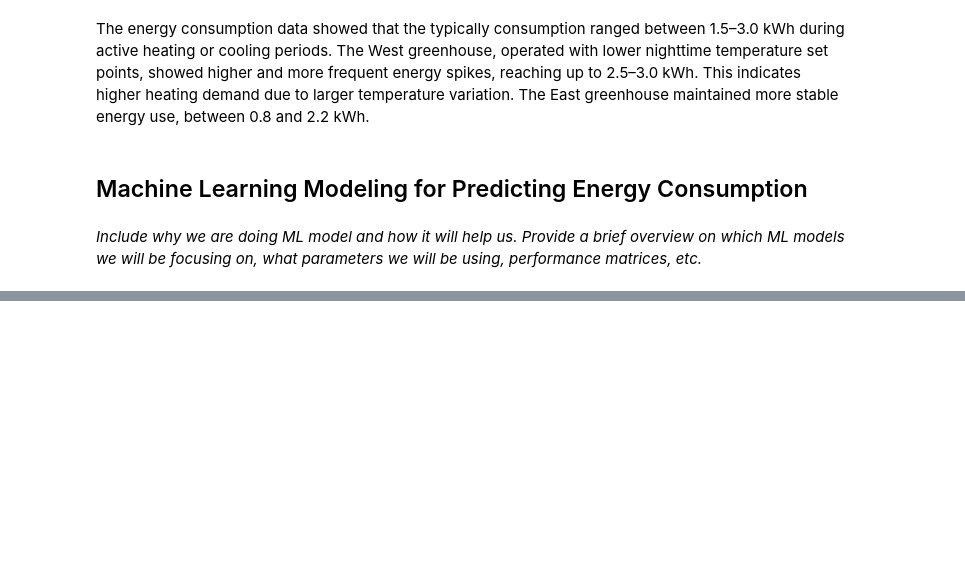
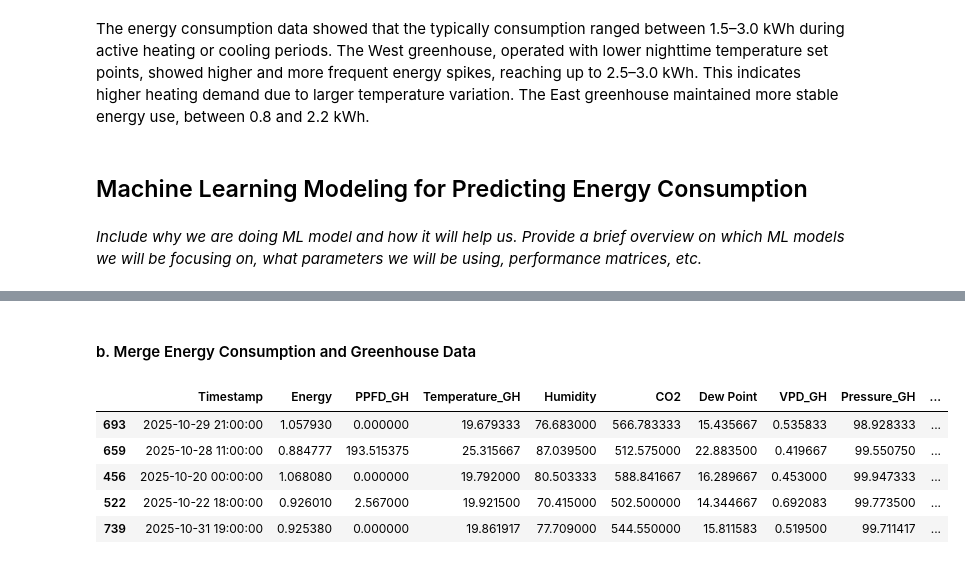
Before and after one commit to nnineeight/py4eda-project, a Jupyter notebook: notebooks/greenhouse_eda_ml.ipynb, the cells around one changed output, grey strips where cells are left out. Cells and saved outputs as stored; diff of their text form; code cells hidden in the pictures; blank space fills up the shorter version.

```diff
--- a/notebooks/greenhouse_eda_ml.ipynb
+++ b/notebooks/greenhouse_eda_ml.ipynb
@@ -511,0 +523,2 @@ GH_merged.sample(5)
+# %%
+Energy_Cons['Timestamp'] = Energy_Cons['Timestamp'].dt.floor('h')
@@ -733,0 +771,10 @@ _Include why we are doing ML model and how it will help us. Provide a brief over
+# %%
+East_avg_hr = (
+    pd.concat([East_CW_hr, East_FW_hr], ignore_index=True)
+      .groupby('Timestamp')
+      .mean(numeric_only=True)
+      .reset_index()
+)
+# %%
+# Updated location label
+East_avg_hr['Location'] = 'East'
@@ -733,0 +791,11 @@ _Include why we are doing ML model and how it will help us. Provide a brief over
+# %% [markdown]
+#### b. Merge Energy Consumption and Greenhouse Data
+# %%
+# East Greenhouse
+east = (
+    Energy_Cons[['Timestamp', 'East Greenhouse']]
+        .merge(East_avg_hr, on='Timestamp', how='inner')
+        .merge(Amb_hr, on='Timestamp', how='left', suffixes=('_GH', '_amb'))
+)
+
+east.rename(columns={'East Greenhouse': 'Energy'}, inplace=True)
@@ -733,0 +812,10 @@ _Include why we are doing ML model and how it will help us. Provide a brief over
+# %%
+# verify
+east.sample(5)
+# %% [output]
+|  | Timestamp | Energy | PPFD_GH | Temperature_GH | Humidity | CO2 | Dew Point | VPD_GH | Pressure_GH | ... |
+| 693 | 2025-10-29 21:00:00 | 1.057930 | 0.000000 | 19.679333 | 76.683000 | 566.783333 | 15.435667 | 0.535833 | 98.928333 | ... |
+| 659 | 2025-10-28 11:00:00 | 0.884777 | 193.515375 | 25.315667 | 87.039500 | 512.575000 | 22.883500 | 0.419667 | 99.550750 | ... |
+| 456 | 2025-10-20 00:00:00 | 1.068080 | 0.000000 | 19.792000 | 80.503333 | 588.841667 | 16.289667 | 0.453000 | 99.947333 | ... |
+| 522 | 2025-10-22 18:00:00 | 0.926010 | 2.567000 | 19.921500 | 70.415000 | 502.500000 | 14.344667 | 0.692083 | 99.773500 | ... |
+| 739 | 2025-10-31 19:00:00 | 0.925380 | 0.000000 | 19.861917 | 77.709000 | 544.550000 | 15.811583 | 0.519500 | 99.711417 | ... |
```
Also changed, not shown: parts of 43 cells of this notebook.
